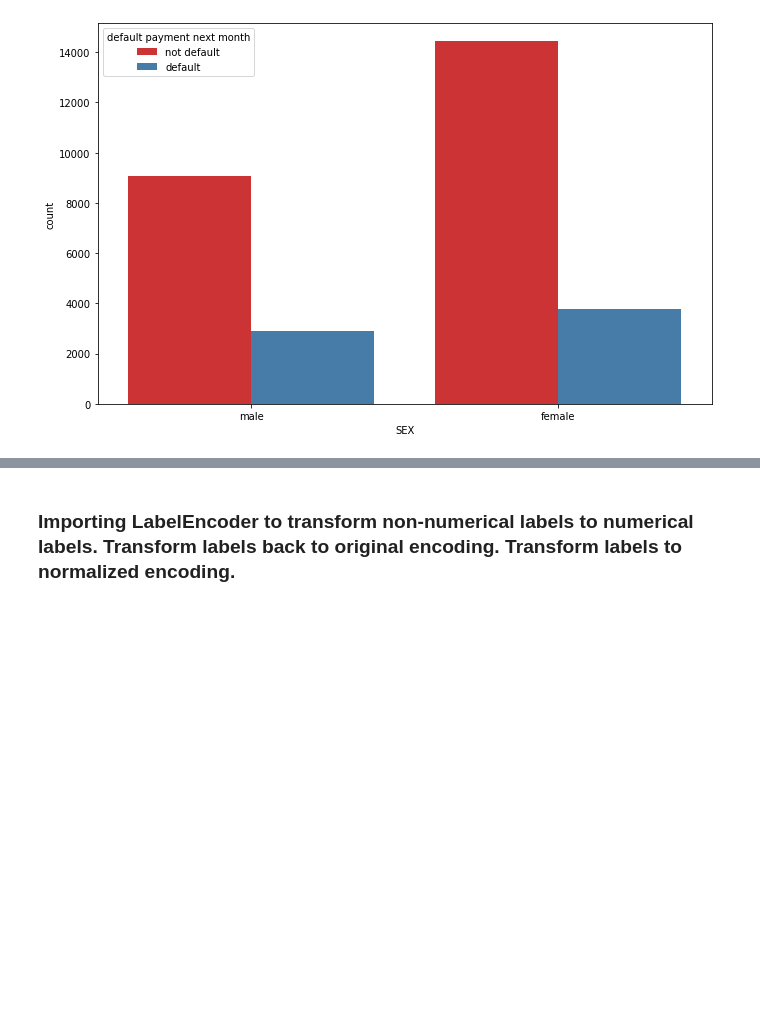
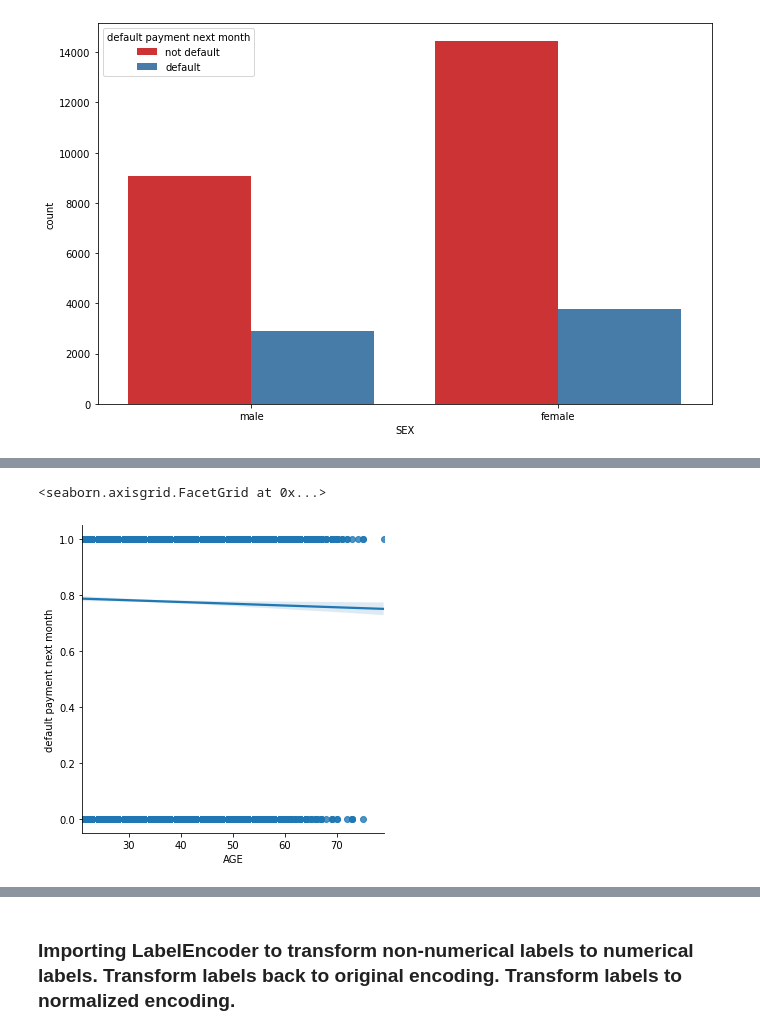
Before and after one commit to MarkMburu/default-credit-card, a Jupyter notebook: logisticReg.ipynb, the cells around one changed output, grey strips where cells are left out. Cells and saved outputs as stored; diff of their text form; code cells hidden in the pictures; blank space fills up the shorter version.

```diff
--- a/logisticReg.ipynb
+++ b/logisticReg.ipynb
@@ -133,0 +176,6 @@ sns.countplot(x='SEX',hue='default payment next month',data=data,palette='Set1')
+# %%
+# Linear plot of age vs. default payment next month
+sns.lmplot('AGE', 'default payment next month', data=data)
+# %% [output]
+<seaborn.axisgrid.FacetGrid at 0x...>
+[figure, added]
```
Also changed, not shown: parts of 10 cells of this notebook.
